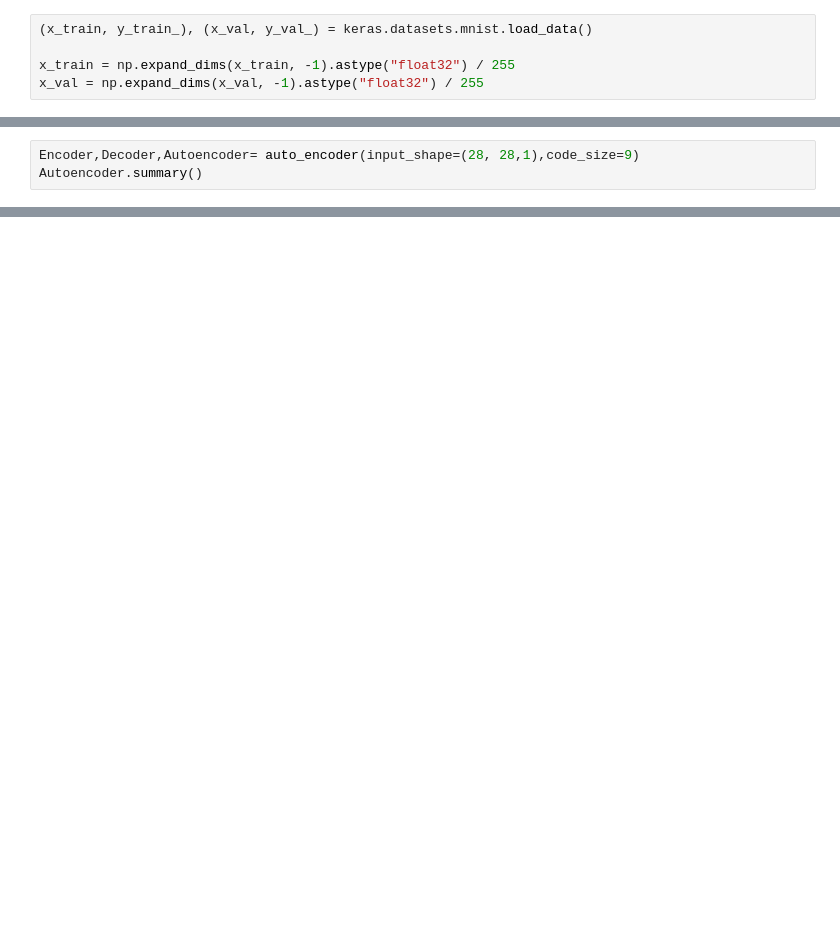
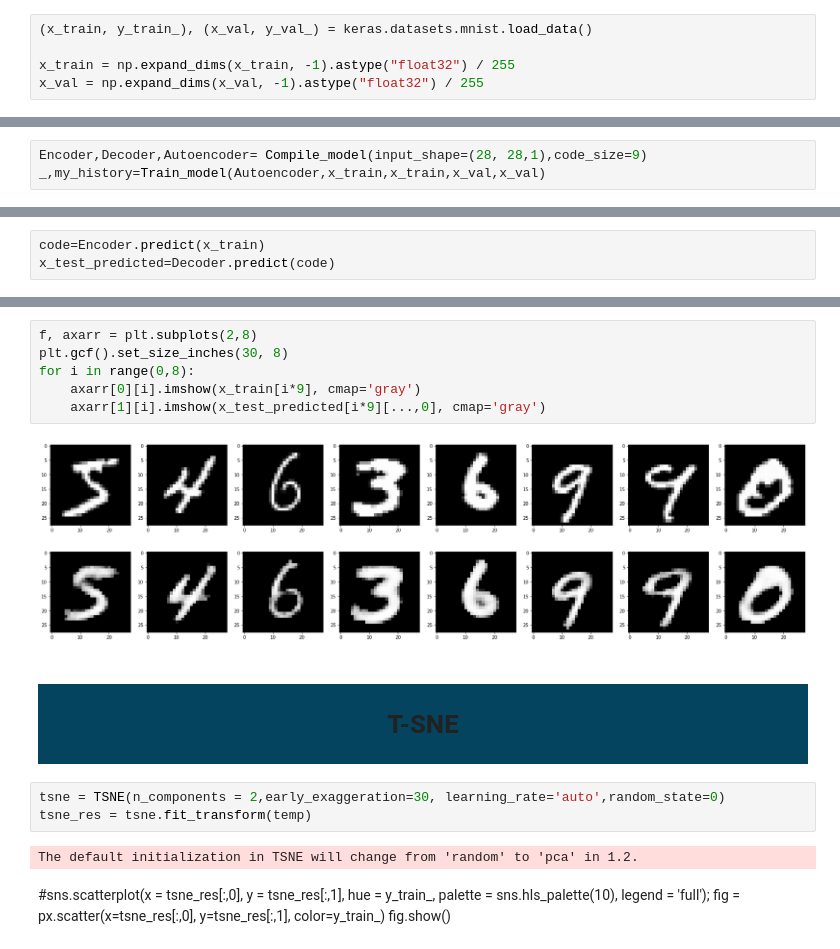
Before and after one commit to obaidagh/T-SNE-visualization-of-MNIST-after-dimensionality-reduction, a Jupyter notebook: Main notebook.ipynb, the cells around one changed output, grey strips where cells are left out. Saved outputs shown, nothing was run; the diff lists cells and outputs as text; blank space fills up the shorter version.

Commit message:
Moved keras model to a seperate py file and slightly oraganized the main notebook

```diff
--- a/Main notebook.ipynb
+++ b/Main notebook.ipynb
@@ -46,4 +28,4 @@ def auto_encoder(input_shape=(28, 28,1),code_size=9):
 # %%
-Encoder,Decoder,Autoencoder= auto_encoder(input_shape=(28, 28,1),code_size=9)
-Autoencoder.summary()
+Encoder,Decoder,Autoencoder= Compile_model(input_shape=(28, 28,1),code_size=9)
+_,my_history=Train_model(Autoencoder,x_train,x_train,x_val,x_val)
 # %% [output]
@@ -101,0 +37,3 @@ plt.imshow(x_test_predicted[3], cmap='gray',)
+# %%
+code=Encoder.predict(x_train)
+x_test_predicted=Decoder.predict(code)
@@ -101,0 +43,19 @@ plt.imshow(x_test_predicted[3], cmap='gray',)
+# %%
+f, axarr = plt.subplots(2,8)
+plt.gcf().set_size_inches(30, 8)
+for i in range(0,8):
+    axarr[0][i].imshow(x_train[i*9], cmap='gray')
+    axarr[1][i].imshow(x_test_predicted[i*9][...,0], cmap='gray')
+# %% [output]
+[figure, added]
+# %% [markdown]
+# <center style="background-color:#05445E; vertical-align: middle; padding:20px 5px;"> T-SNE</center>
+# %%
+tsne = TSNE(n_components = 2,early_exaggeration=30, learning_rate='auto',random_state=0)
+tsne_res = tsne.fit_transform(temp)
+# %% [output]
+The default initialization in TSNE will change from 'random' to 'pca' in 1.2.
+# %% [markdown]
+#sns.scatterplot(x = tsne_res[:,0], y = tsne_res[:,1], hue = y_train_, palette = sns.hls_palette(10), legend = 'full');
+fig = px.scatter(x=tsne_res[:,0], y=tsne_res[:,1], color=y_train_)
+fig.show()
```
Also changed, not shown: parts of 15 cells of this notebook, 4 other files.
